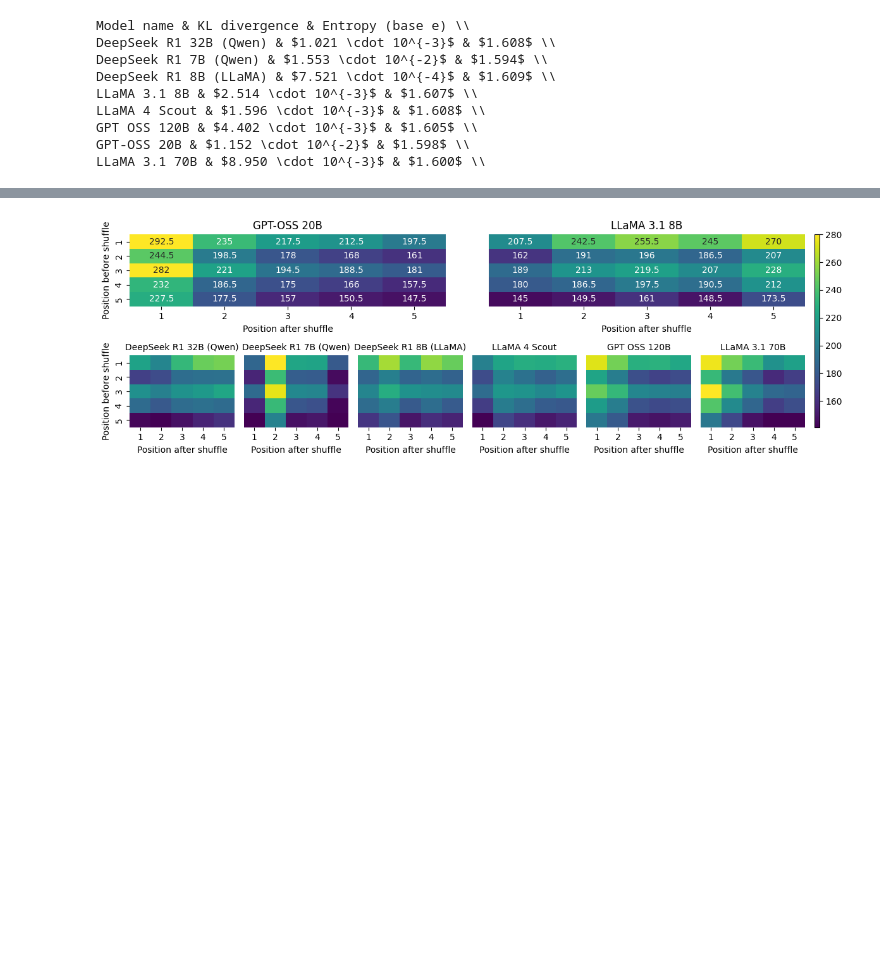
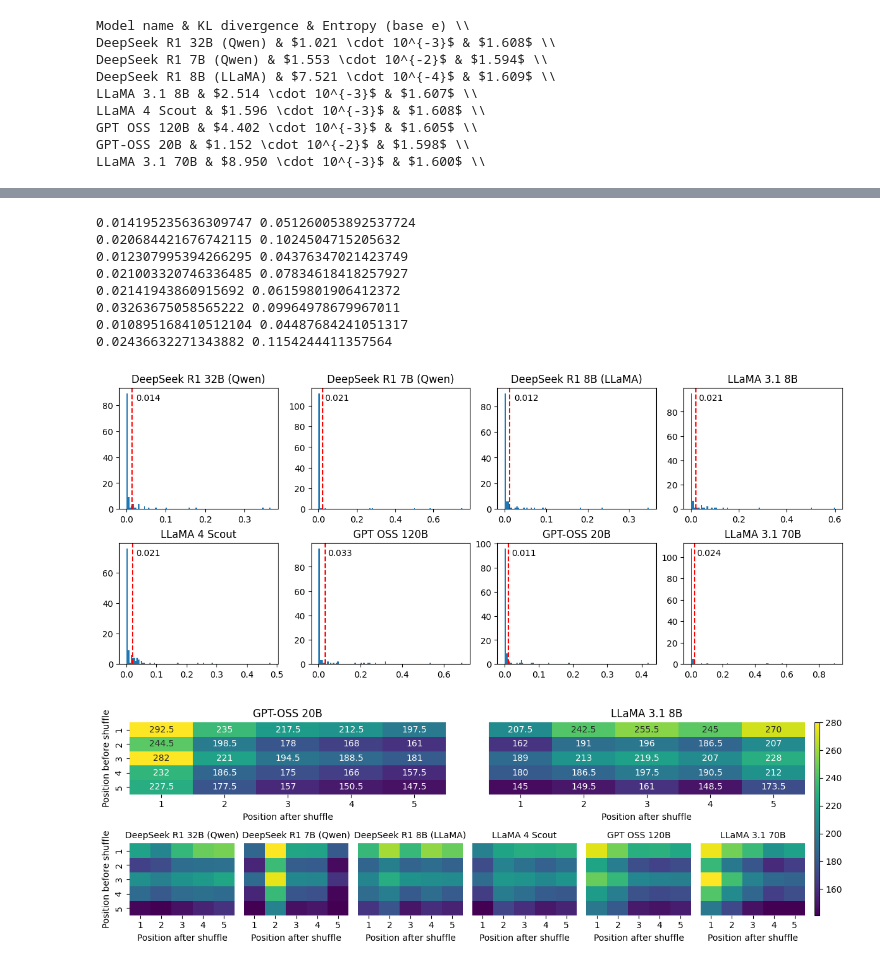
Before and after one commit to GoComputing/Positional-Bias, a Jupyter notebook: notebooks/bias_analysis.ipynb, the cells around one changed output, grey strips where cells are left out. Cells and saved outputs as stored; diff of their text form; code cells hidden in the pictures; blank space fills up the shorter version.

```diff
--- a/notebooks/bias_analysis.ipynb
+++ b/notebooks/bias_analysis.ipynb
@@ -430,37 +467,47 @@ plt.show()
 # %%
 ncols = 4
 nrows = len(models) // ncols
 if len(models)%ncols != 0:
     nrows += 1
 
 fig, axs = plt.subplots(nrows=nrows, ncols=ncols, figsize=(12, 5), constrained_layout = True)
 
 for i,model_name in enumerate(models):
 
     p_values = []
 
-    for _ in range(2000):
-        # Run subsampled test of uniformity
-        subsampled_results = []
-        for query, positions in cm_set[model_name]['pred_positions'].items():
-            subsampled_results.append(random.choice(positions))
-        _, subsampled_results_counts = np.unique(subsampled_results, return_counts=True)
+    grouped_queries = dict()
+    for permutation_id, group in cm_set[model_name]['all_samples'].groupby('permutation'):
+
+        _, distribution_x_cond_permutation = np.unique(group['raw_pred_pos'], return_counts=True)
+        uniform_distribution = np.array([1/cm_set[model_name]['top_k'] for _ in range(cm_set[model_name]['top_k'])])
+
         stat, p_value = chisquare(
-            subsampled_results_counts,
-            uniform_distribution * len(subsampled_results))
+            distribution_x_cond_permutation,
+            uniform_distribution * len(group['raw_pred_pos']))
 
         p_values.append(p_value)
 
     mean = np.mean(p_values)
     std = np.std(p_values)
 
     axs[i//ncols][i%ncols].hist(p_values, bins=100)
     axs[i//ncols][i%ncols].axvline(mean, color='r', linestyle='--')
     axs[i//ncols][i%ncols].text(mean+0.01, axs[i//ncols][i%ncols].get_ylim()[1]*0.95, f'{mean:.3f}', va='top')
     axs[i//ncols][i%ncols].set_title(model_name)
     print(mean, std)
 
 plt.show()
+# %% [output]
+0.014195235636309747 0.051260053892537724
+0.020684421676742115 0.1024504715205632
+0.012307995394266295 0.04376347021423749
+0.021003320746336485 0.07834618418257927
+0.02141943860915692 0.06159801906412372
+0.03263675058565222 0.09964978679967011
+0.010895168410512104 0.04487684241051317
+0.02436632271343882 0.1154244411357564
+[figure, added]
 # %%
 import matplotlib.gridspec as gridspec
 
```
Also changed, not shown: parts of 4 cells of this notebook.
